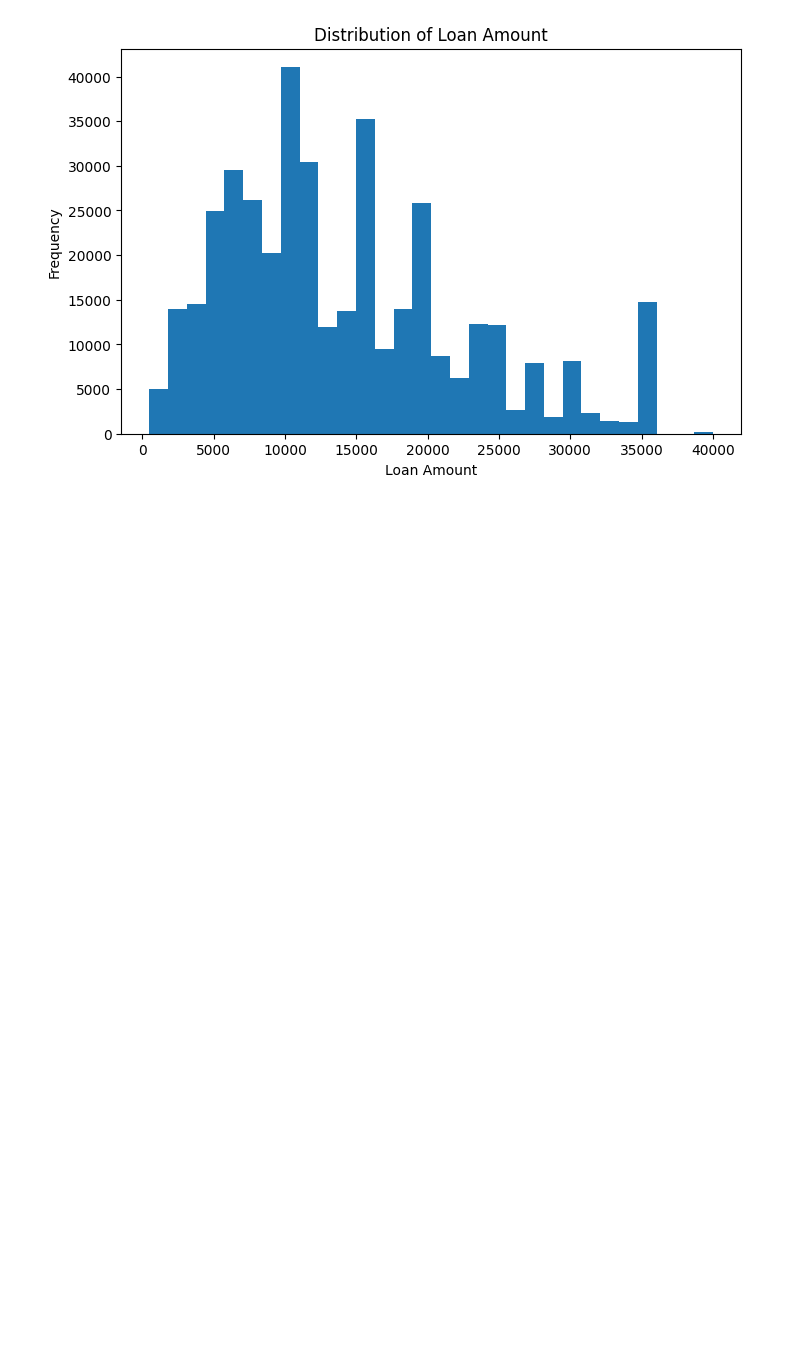
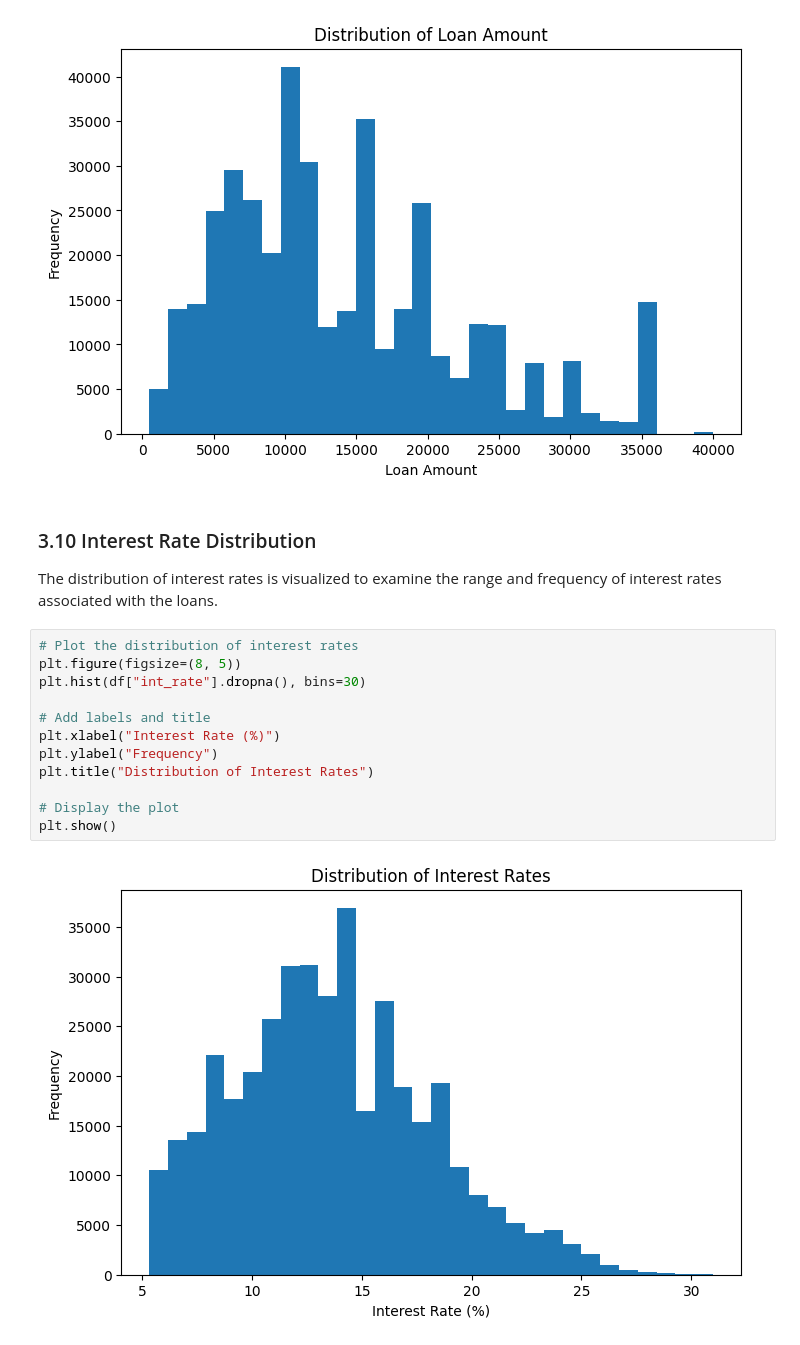
Before and after one commit to Clinton1029/Loan_Default_Project, a Jupyter notebook: Loan_Default.ipynb, the cells around one changed output. Cells and saved outputs as stored; diff of their text form; blank space fills up the shorter version.

```diff
--- a/Loan_Default.ipynb
+++ b/Loan_Default.ipynb
@@ -314,3 +314,21 @@ plt.title("Distribution of Loan Amount")
 plt.show()
 # %% [output]
 [figure]
+# %% [markdown]
+### 3.10 Interest Rate Distribution
+
+The distribution of interest rates is visualized to examine the range and frequency of interest rates associated with the loans.
+# %%
+# Plot the distribution of interest rates
+plt.figure(figsize=(8, 5))
+plt.hist(df["int_rate"].dropna(), bins=30)
+
+# Add labels and title
+plt.xlabel("Interest Rate (%)")
+plt.ylabel("Frequency")
+plt.title("Distribution of Interest Rates")
+
+# Display the plot
+plt.show()
+# %% [output]
+[figure, added]
```
Also changed, not shown: parts of 2 cells of this notebook.
